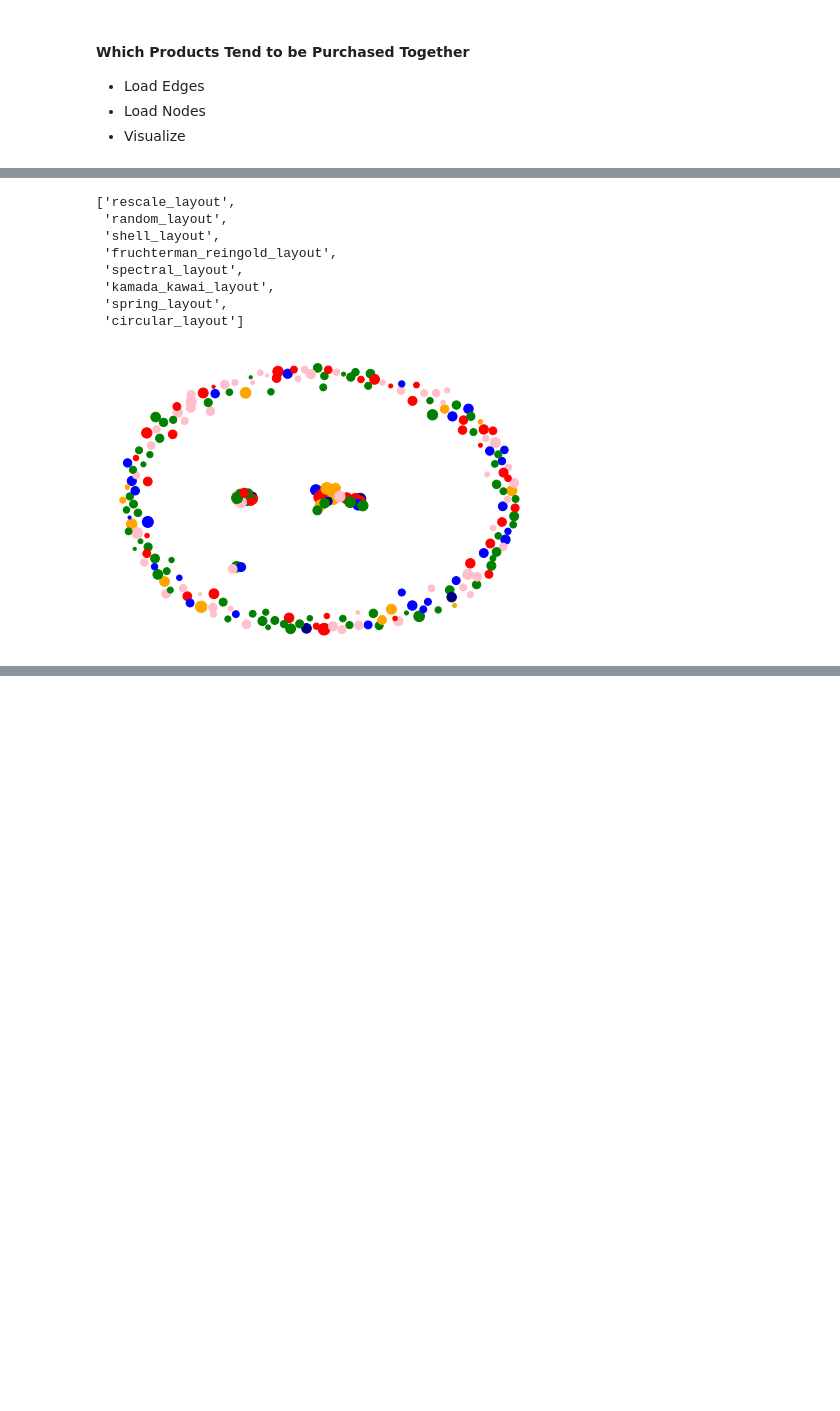
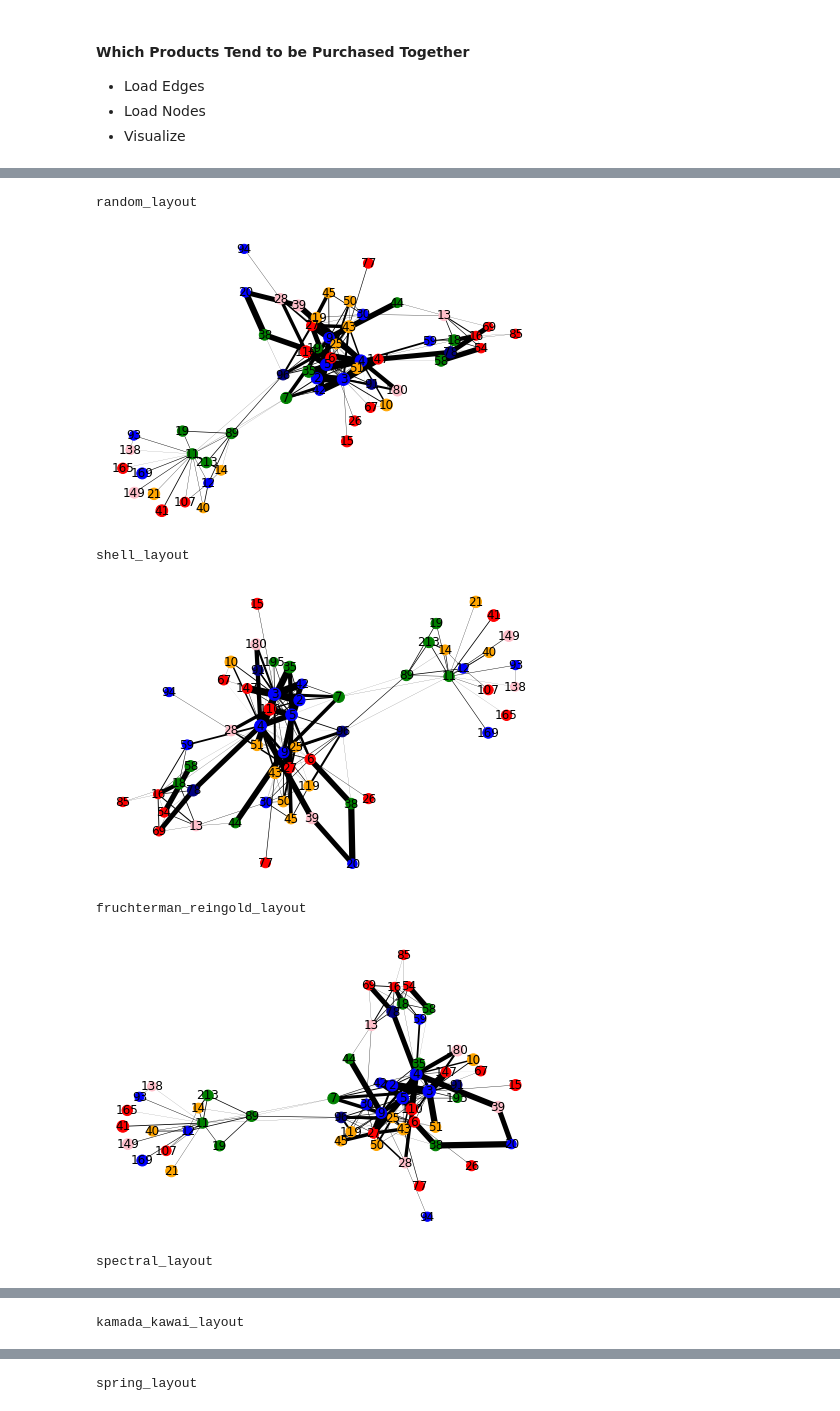
Before and after one commit to bryeomans90/shfly, a Jupyter notebook: Data Exploration.ipynb, the cells around one changed output, grey strips where cells are left out. Drawn from its saved outputs; the diff is of its cells as text; code cells hidden in the pictures; blank space fills up the shorter version.

Commit message:
added item based graph

```diff
--- a/Data Exploration.ipynb
+++ b/Data Exploration.ipynb
@@ -388,21 +370,17 @@ one2one_rules
+# %%
+connected_items = set(one2one_rules['antecedents']).union(set(one2one_rules['consequents']))
+# %%
+connected_nodes = nodes[nodes['prodcat2'].isin(connected_items)]
 # %%
 G = nx.from_pandas_edgelist(one2one_rules, 'antecedents', 'consequents', edge_attr ='confidence')
-G.add_nodes_from(nodes['prodcat2'], size=nodes['log_n_orders'])
+G.add_nodes_from(connected_nodes['prodcat2'], size=nodes['log_n_orders'])
 # %%
-['rescale_layout',
- 'random_layout',
- 'shell_layout',
- 'fruchterman_reingold_layout',
- 'spectral_layout',
- 'kamada_kawai_layout',
- 'spring_layout',
- 'circular_layout']
+layouts = [
+    'random_layout',
+    'shell_layout',
+    'fruchterman_reingold_layout',
+    'spectral_layout',
+    'kamada_kawai_layout',
+    'spring_layout',
+    'circular_layout'
+]
-# %% [output]
-['rescale_layout',
- 'random_layout',
- 'shell_layout',
- 'fruchterman_reingold_layout',
- 'spectral_layout',
- 'kamada_kawai_layout',
- 'spring_layout',
- 'circular_layout']
@@ -411,12 +387,20 @@ nx.shell_layout
 # %%
-pos = nx.fruchterman_reingold_layout(G)
-nx.draw(
-    G, #with_labels=True,
-    node_color = nodes['color'],
-    node_size = nodes['log_n_orders']*10,
-    width = one2one_rules['confidence']*10
-)
+for layout in layouts:
+    print(layout)
+    pos = eval(f'nx.{layout}(G)')
+    nx.draw(
+        G, with_labels=True,
+        node_color = connected_nodes['color'],
+        node_size = connected_nodes['log_n_orders']*10,
+        width = one2one_rules['confidence']*10
+    )
 
-plt.show()
+    plt.show()
 # %% [output]
+random_layout
-[figure, old version]
+[figure, new version]
+shell_layout
+[figure, added]
+fruchterman_reingold_layout
+[figure, added]
+spectral_layout
@@ -422,0 +408 @@ plt.show()
+kamada_kawai_layout
@@ -422,0 +410 @@ plt.show()
+spring_layout
```
Also changed, not shown: parts of 28 cells of this notebook.
